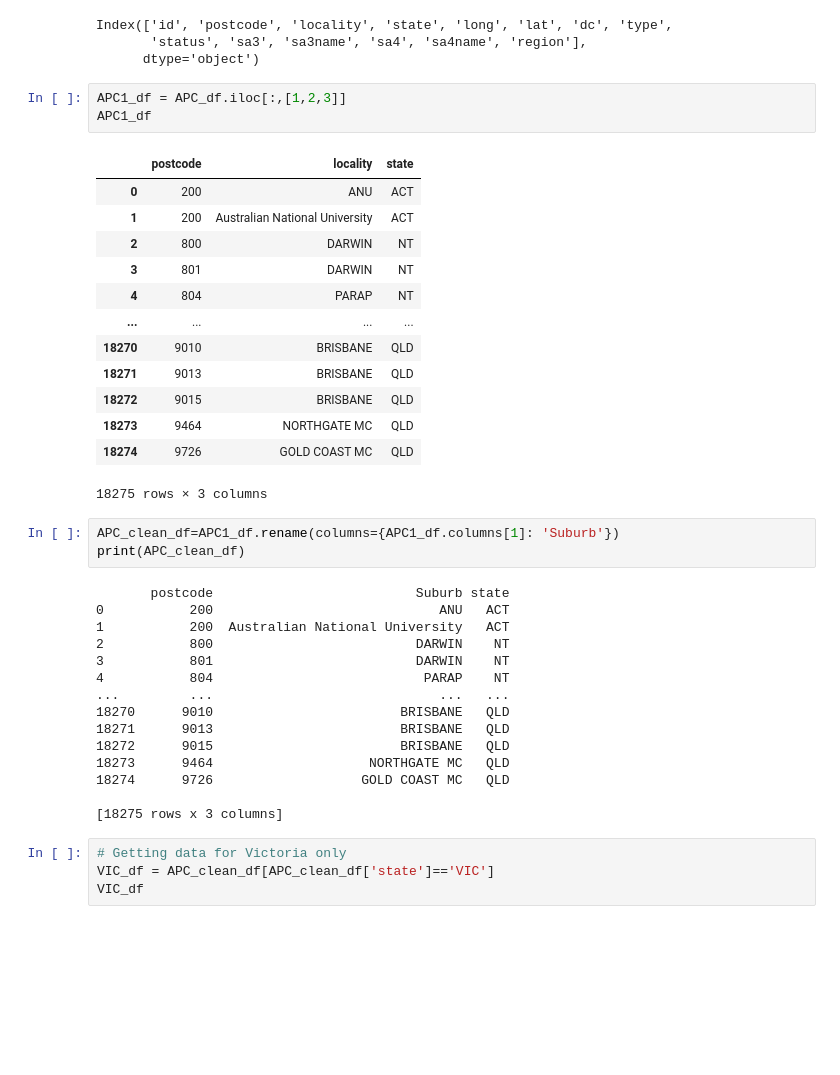
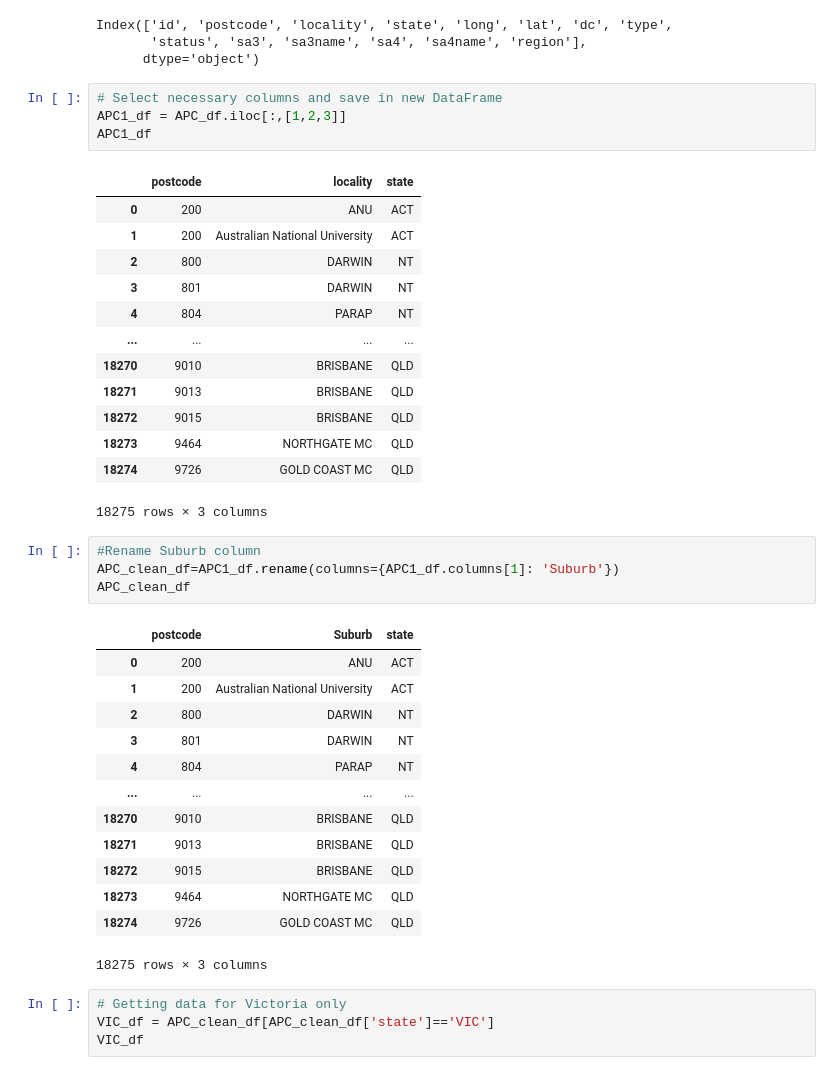
Before and after one commit to lindalevy/Project2_ETL, a Jupyter notebook: Working code/2. postcode_cleanup.ipynb, the cells around one changed output. Drawn from its saved outputs; the diff is of its cells as text; blank space fills up the shorter version.

```diff
--- a/Working code/2. postcode_cleanup.ipynb
+++ b/Working code/2. postcode_cleanup.ipynb
@@ -34,6 +36,7 @@ Index(['id', 'postcode', 'locality', 'state', 'long', 'lat', 'dc', 'type',
        'status', 'sa3', 'sa3name', 'sa4', 'sa4name', 'region'],
       dtype='object')
 # %%
+# Select necessary columns and save in new DataFrame
 APC1_df = APC_df.iloc[:,[1,2,3]]
 APC1_df
 # %% [output]
@@ -51,23 +54,23 @@ APC1_df
 | 18274 | 9726 | GOLD COAST MC | QLD |
 18275 rows × 3 columns
 # %%
+#Rename Suburb column
 APC_clean_df=APC1_df.rename(columns={APC1_df.columns[1]: 'Suburb'})
-print(APC_clean_df)
+APC_clean_df
 # %% [output]
+|  | postcode | Suburb | state |
+| 0 | 200 | ANU | ACT |
+| 1 | 200 | Australian National University | ACT |
+| 2 | 800 | DARWIN | NT |
+| 3 | 801 | DARWIN | NT |
+| 4 | 804 | PARAP | NT |
+| ... | ... | ... | ... |
+| 18270 | 9010 | BRISBANE | QLD |
+| 18271 | 9013 | BRISBANE | QLD |
+| 18272 | 9015 | BRISBANE | QLD |
+| 18273 | 9464 | NORTHGATE MC | QLD |
+| 18274 | 9726 | GOLD COAST MC | QLD |
-       postcode                          Suburb state
-0           200                             ANU   ACT
-1           200  Australian National University   ACT
-2           800                          DARWIN    NT
-3           801                          DARWIN    NT
-4           804                           PARAP    NT
-...         ...                             ...   ...
-18270      9010                        BRISBANE   QLD
-18271      9013                        BRISBANE   QLD
-18272      9015                        BRISBANE   QLD
-18273      9464                    NORTHGATE MC   QLD
-18274      9726                   GOLD COAST MC   QLD
-
-[18275 rows x 3 columns]
+18275 rows × 3 columns
 # %%
 # Getting data for Victoria only
 VIC_df = APC_clean_df[APC_clean_df['state']=='VIC']
```
Also changed, not shown: parts of 8 cells of this notebook, 7 other files.
